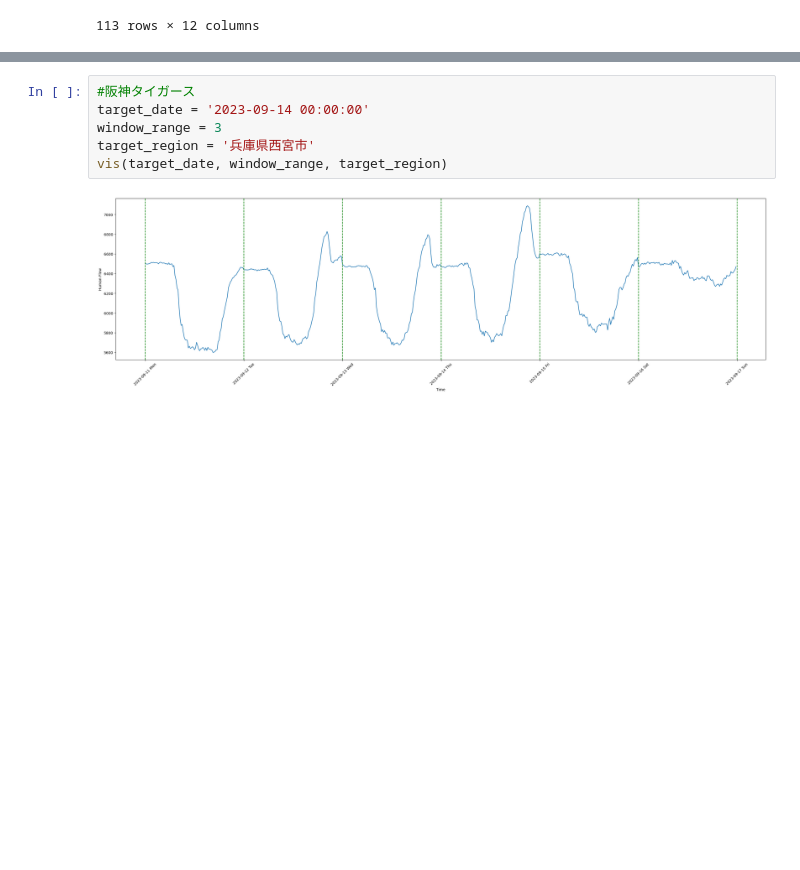
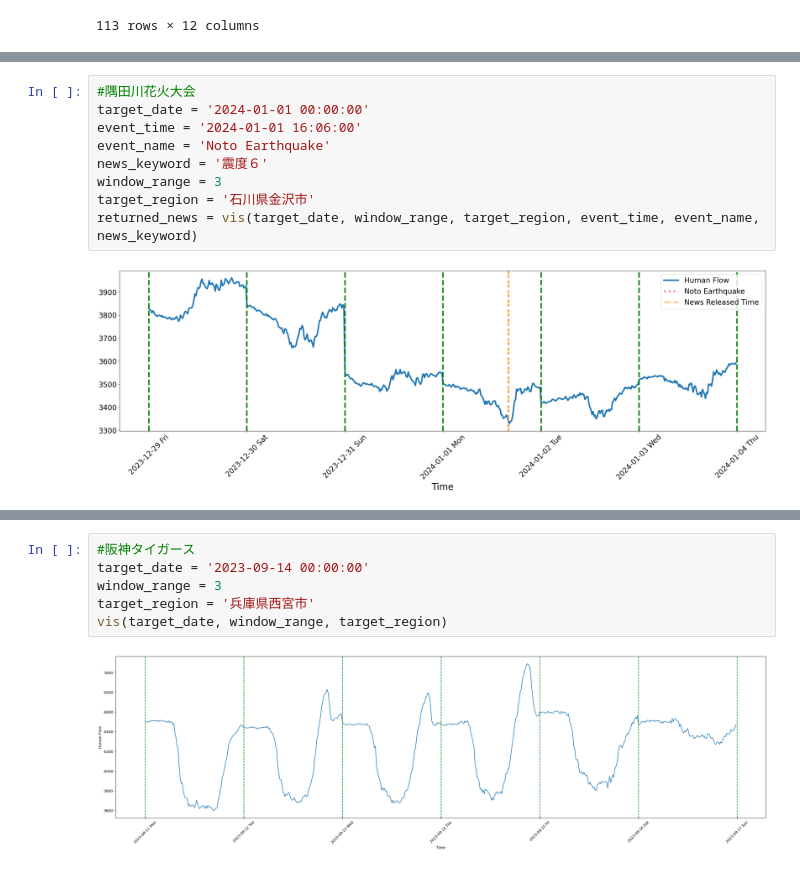
Before and after one commit to no00ne/KDD2025-main, a Jupyter notebook: vis.ipynb, the cells around one changed output, grey strips where cells are left out. Saved outputs shown, nothing was run; the diff lists cells and outputs as text; blank space fills up the shorter version.

```diff
--- a/vis.ipynb
+++ b/vis.ipynb
@@ -265,3 +280,14 @@ def vis(target_date, window_range, target_region):
+# %%
+#隅田川花火大会
+target_date = '2024-01-01 00:00:00'
+event_time = '2024-01-01 16:06:00'
+event_name = 'Noto Earthquake'
+news_keyword = '震度６'
+window_range = 3
+target_region = '石川県金沢市'
+returned_news = vis(target_date, window_range, target_region, event_time, event_name, news_keyword)
+# %% [output]
+[figure, added]
 # %%
 #隅田川花火大会
 target_date = '2023-07-29 00:00:00'
```
Also changed, not shown: parts of 6 cells of this notebook.
